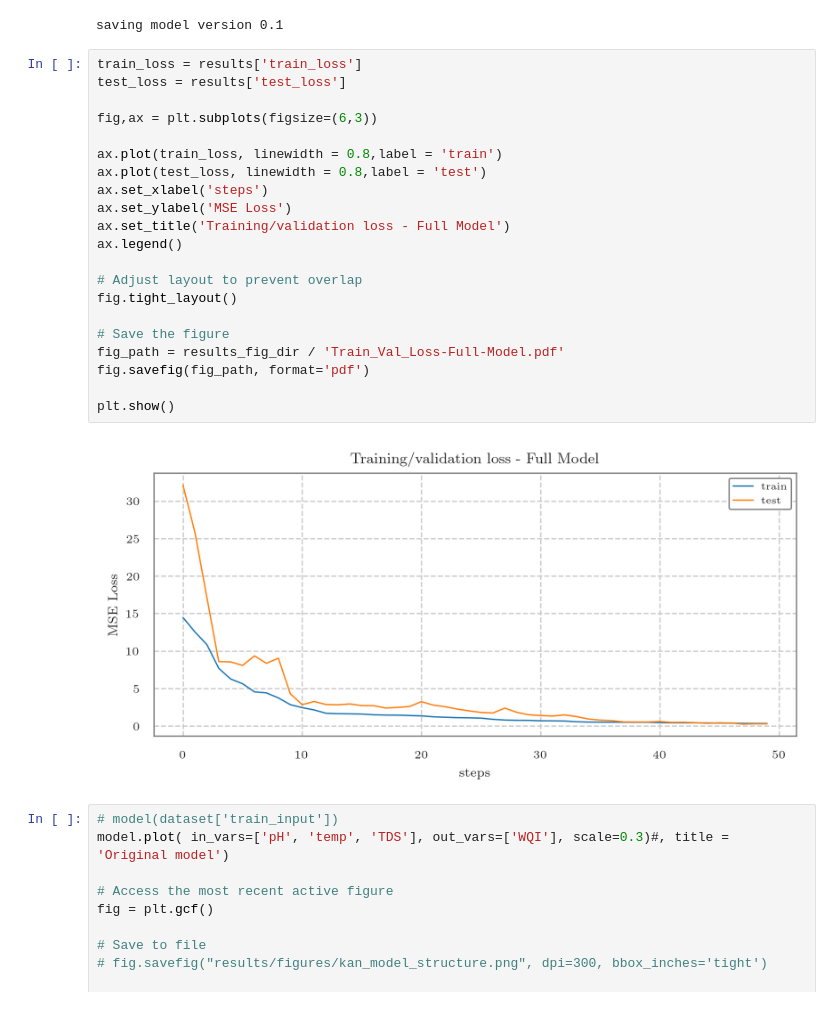
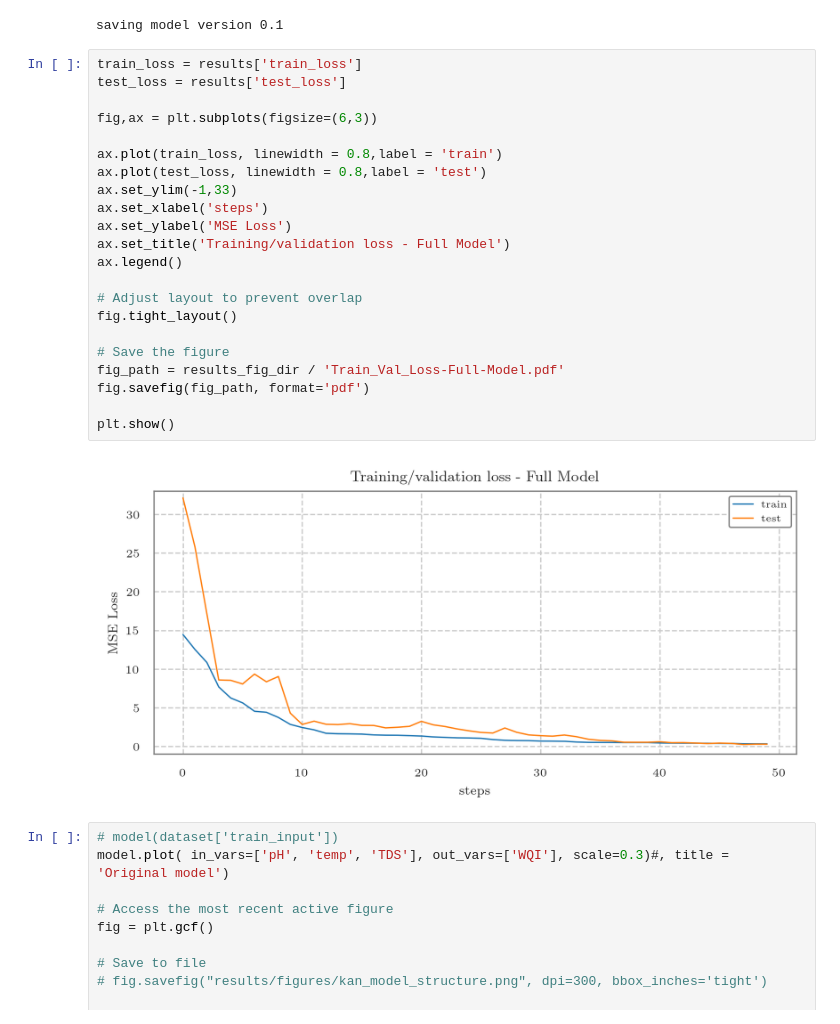
Before and after one commit to igendriz/KAN-WQI-Analysis, a Jupyter notebook: notebooks/Train_Evaluate_Models.ipynb, the cells around one changed output. Drawn from its saved outputs; the diff is of its cells as text.

Commit message:
Add figures, update notebooks

```diff
--- a/notebooks/Train_Evaluate_Models.ipynb
+++ b/notebooks/Train_Evaluate_Models.ipynb
@@ -218,26 +218,27 @@ saving model version 0.1
 # %%
 train_loss = results['train_loss']
 test_loss = results['test_loss']
 
 fig,ax = plt.subplots(figsize=(6,3))
 
 ax.plot(train_loss, linewidth = 0.8,label = 'train')
 ax.plot(test_loss, linewidth = 0.8,label = 'test')
+ax.set_ylim(-1,33)
 ax.set_xlabel('steps')
 ax.set_ylabel('MSE Loss')
 ax.set_title('Training/validation loss - Full Model')
 ax.legend()
 
 # Adjust layout to prevent overlap
 fig.tight_layout()
 
 # Save the figure
 fig_path = results_fig_dir / 'Train_Val_Loss-Full-Model.pdf'
 fig.savefig(fig_path, format='pdf')
 
 plt.show()
 # %% [output]
-[figure, old version]
+[figure, new version]
 # %%
 # model(dataset['train_input'])
 model.plot( in_vars=['pH', 'temp', 'TDS'], out_vars=['WQI'], scale=0.3)#, title = 'Original model')
```
Also changed, not shown: parts of 9 cells of this notebook, 5 other files.
